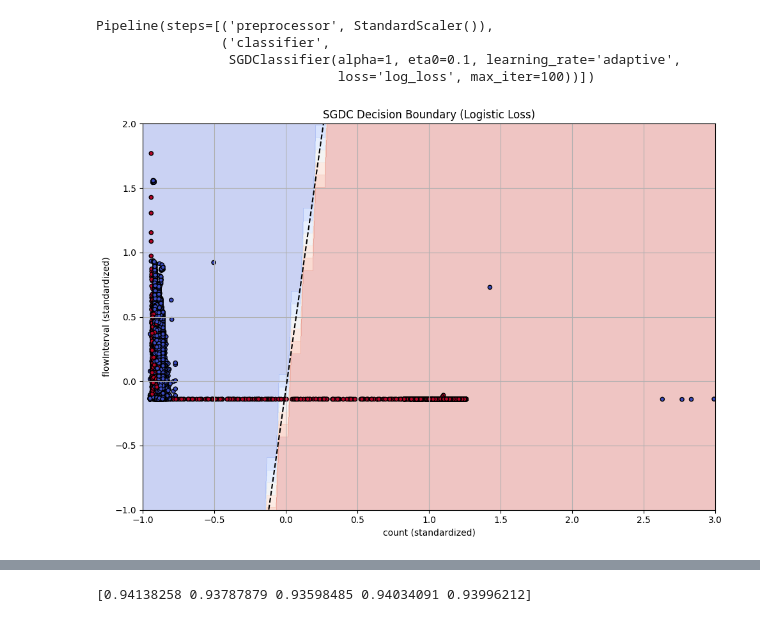
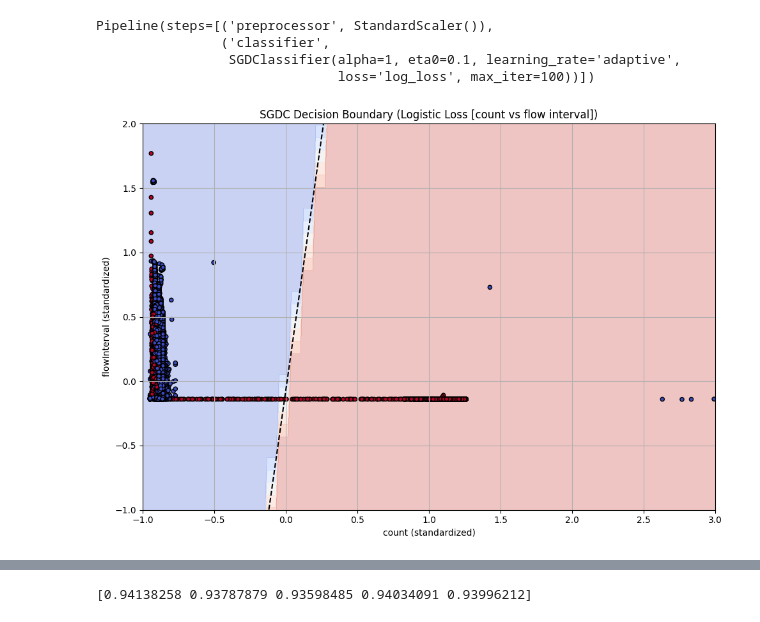
Before and after one commit to ChristopherZinati/483-final-project, a Jupyter notebook: OPCUA_notebook.ipynb, the cells around one changed output, grey strips where cells are left out. Drawn from its saved outputs; the diff is of its cells as text; code cells hidden in the pictures.

Commit message:
fixed and added more visualizations

```diff
--- a/OPCUA_notebook.ipynb
+++ b/OPCUA_notebook.ipynb
@@ -1335,32 +1335,32 @@ xx, yy = np.meshgrid(np.linspace(x_min, x_max, 300),
                      np.linspace(y_min, y_max, 300))
 
 
 grid_scaled = np.c_[xx.ravel(), yy.ravel()]
 grid_original = scaler.inverse_transform(grid_scaled)
 Z = pipeline_sgd.predict(grid_original).reshape(xx.shape)
 
 
 plt.figure(figsize=(10, 7))
 plt.contourf(xx, yy, Z, alpha=0.3, cmap='coolwarm')
 
 mask = X_scaled[:, 1] < 5
 plt.scatter(X_scaled[mask, 0], X_scaled[mask, 1], c=y_vis[mask], cmap='coolwarm', edgecolor='k', s=20)
 
-plt.title("SGDC Decision Boundary (Logistic Loss)")
+plt.title("SGDC Decision Boundary (Logistic Loss [count vs flow interval])")
 plt.xlabel(f"{features[0]} (standardized)")
 plt.ylabel(f"{features[1]} (standardized)")
 plt.grid(True)
 plt.ylim(-1, 2)
 plt.xlim(-1, 3)
 plt.tight_layout()
 clf = pipeline_sgd.named_steps['classifier']
 coef = clf.coef_[0]
 intercept = clf.intercept_[0]
 x_vals = np.linspace(-2, 2, 100)
 y_vals = -(coef[0] * x_vals + intercept) / coef[1]
 
 plt.plot(x_vals, y_vals, 'k--', label='Decision Boundary')
 
 plt.show()
 # %% [output]
-[figure, old version]
+[figure, new version]
```
Also changed, not shown: parts of 15 cells of this notebook.
